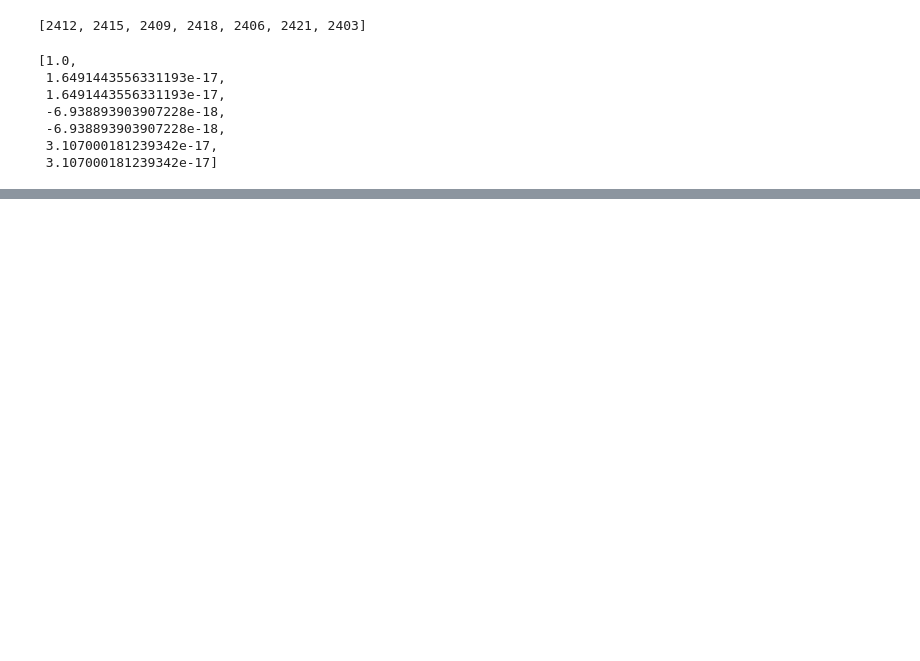
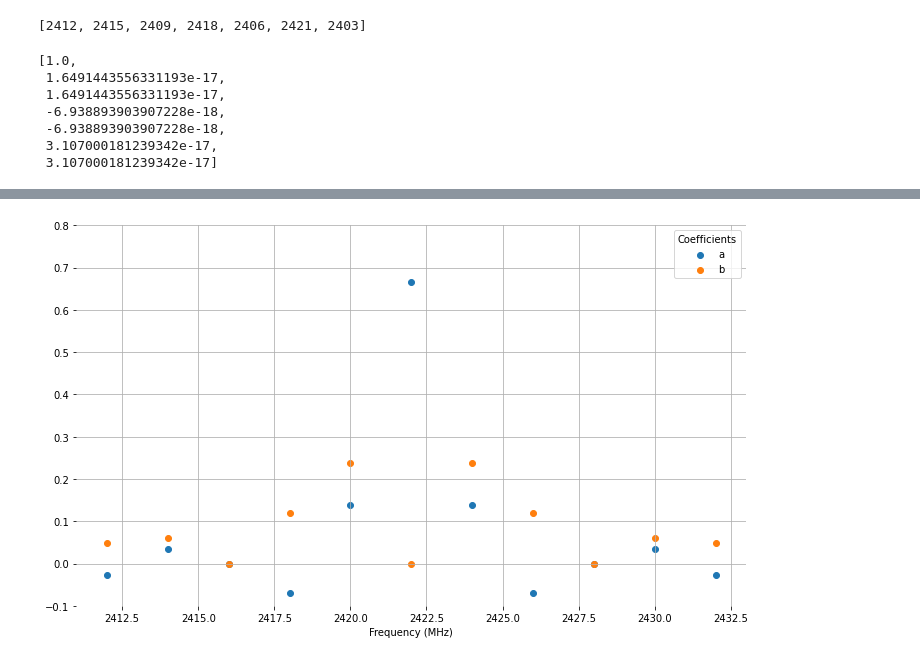
Before and after one commit to raduspaimoc/Communication_Services_And_Security, a Jupyter notebook: Lab 5/Assignment 5.ipynb, the cells around one changed output, grey strips where cells are left out. Drawn from its saved outputs; the diff is of its cells as text; code cells hidden in the pictures; blank space fills up the shorter version.

```diff
--- a/Lab 5/Assignment 5.ipynb
+++ b/Lab 5/Assignment 5.ipynb
@@ -196,0 +243,4 @@ plt.show()
+# %%
+get_points_plot(sigxAX, sigxAY, sigxBX, sigxBY, channel3, 'modulated_bs2_coef.jpg', ylim2=0.8)
+# %% [output]
+[figure, added]
```
Also changed, not shown: parts of 11 cells of this notebook, 3 other files.
